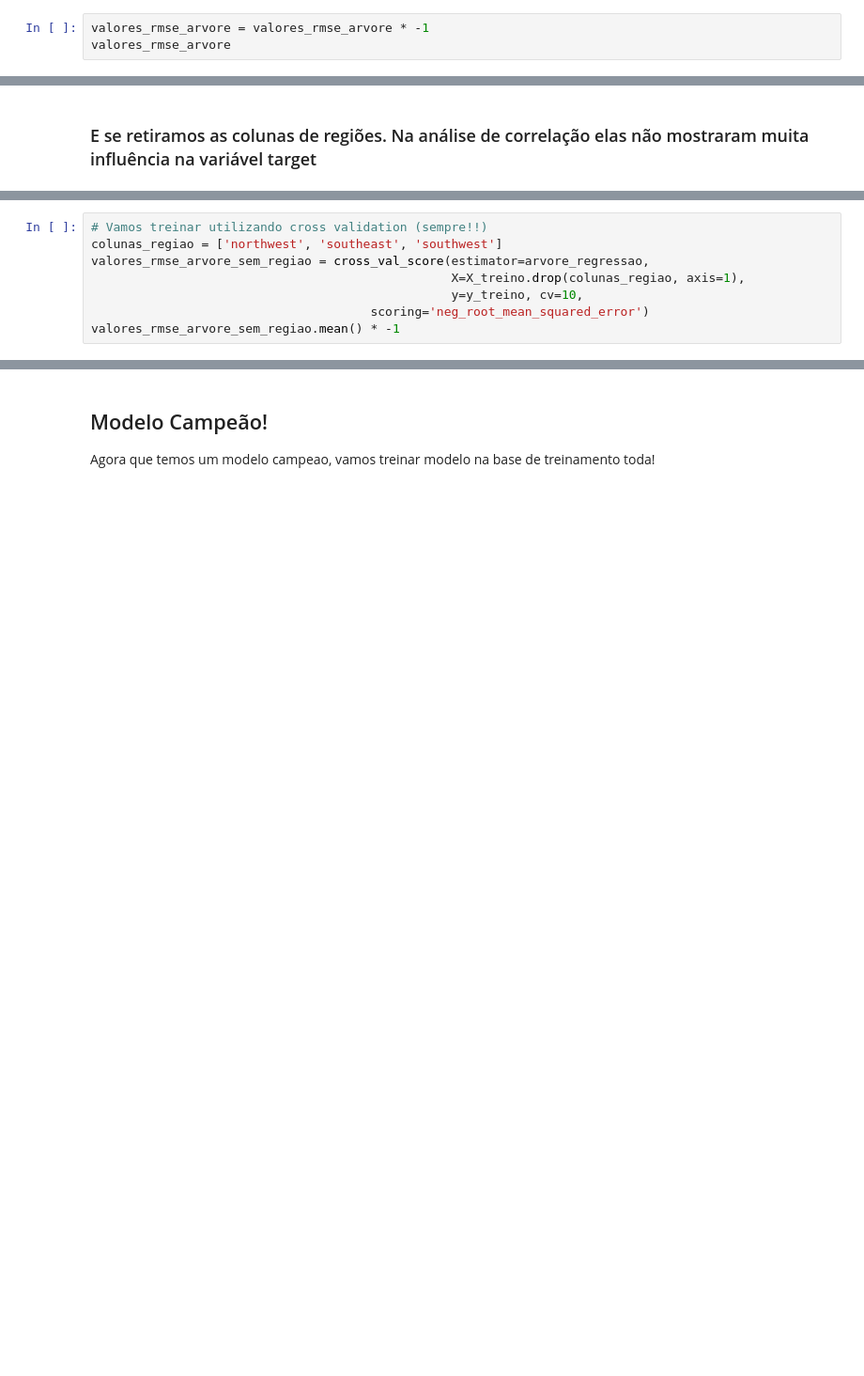
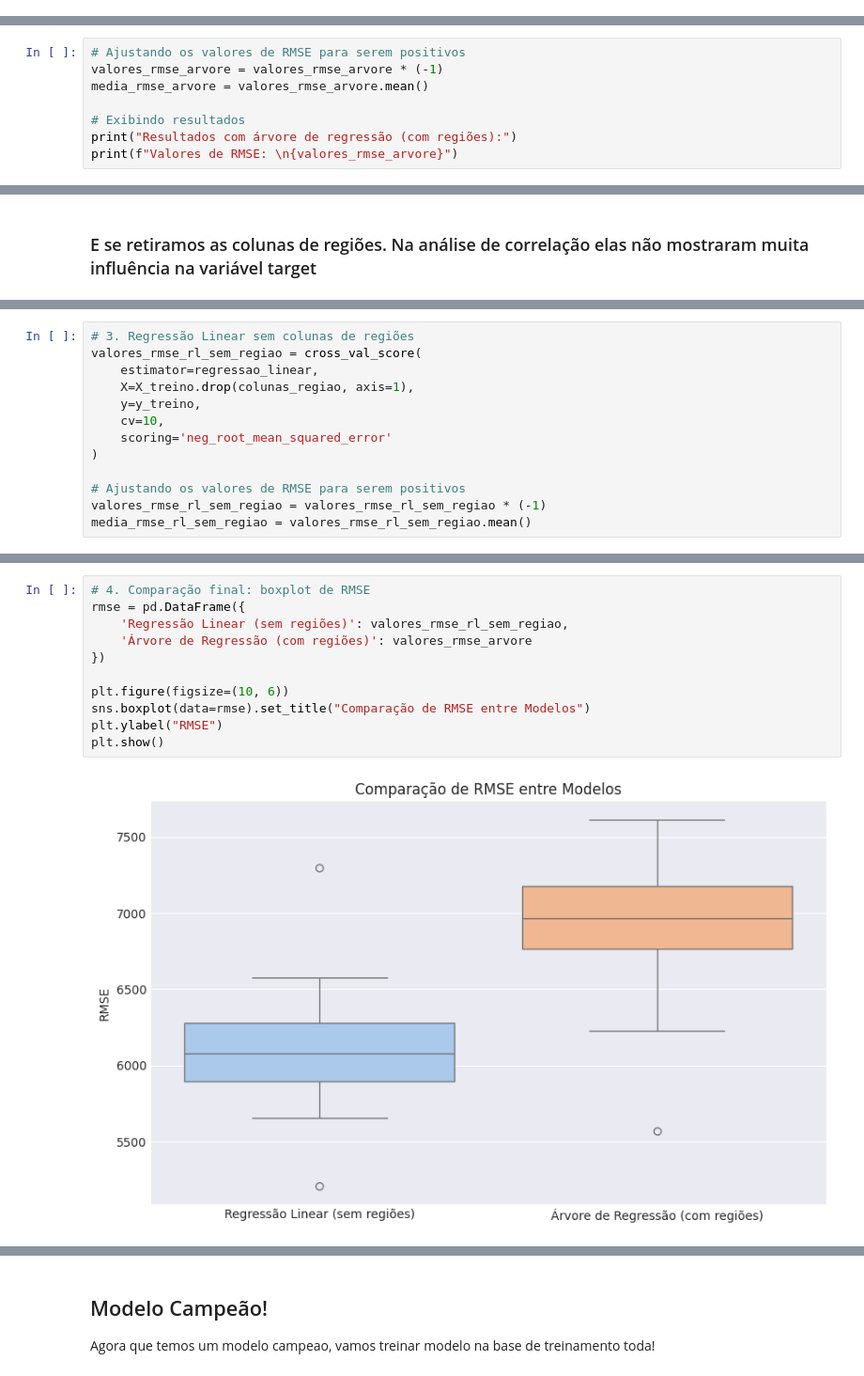
Before and after one commit to matheusvazdata/regressao-usando-scikit-learn, a Jupyter notebook: Projeto_24_11_2024_Regressao_usando_Scikit_Learn.ipynb, the cells around one changed output, grey strips where cells are left out. Shown at 94% size. Drawn from its saved outputs; the diff is of its cells as text; blank space fills up the shorter version.

```diff
--- a/Projeto_24_11_2024_Regressao_usando_Scikit_Learn.ipynb
+++ b/Projeto_24_11_2024_Regressao_usando_Scikit_Learn.ipynb
@@ -621,3 +681,0 @@ array([-6898.44209086, -7688.22059436, -6803.23243688, -6780.94711228,
-# %%
-valores_rmse_arvore = valores_rmse_arvore * -1
-valores_rmse_arvore
@@ -632,0 +682,8 @@ media_rmse_arvore
+# %%
+# Ajustando os valores de RMSE para serem positivos
+valores_rmse_arvore = valores_rmse_arvore * (-1)
+media_rmse_arvore = valores_rmse_arvore.mean()
+
+# Exibindo resultados
+print("Resultados com árvore de regressão (com regiões):")
+print(f"Valores de RMSE: \n{valores_rmse_arvore}")
@@ -654,8 +736,13 @@ valores_rmse_rl_sem_regiao = valores_rmse_rl_sem_regiao * -1
 # %%
-# Vamos treinar utilizando cross validation (sempre!!)
-colunas_regiao = ['northwest', 'southeast', 'southwest']
-valores_rmse_arvore_sem_regiao = cross_val_score(estimator=arvore_regressao,
-                                                 X=X_treino.drop(colunas_regiao, axis=1),
-                                                 y=y_treino, cv=10,
-                                      scoring='neg_root_mean_squared_error')
-valores_rmse_arvore_sem_regiao.mean() * -1
+# 3. Regressão Linear sem colunas de regiões
+valores_rmse_rl_sem_regiao = cross_val_score(
+    estimator=regressao_linear,
+    X=X_treino.drop(colunas_regiao, axis=1),
+    y=y_treino,
+    cv=10,
+    scoring='neg_root_mean_squared_error'
+)
+
+# Ajustando os valores de RMSE para serem positivos
+valores_rmse_rl_sem_regiao = valores_rmse_rl_sem_regiao * (-1)
+media_rmse_rl_sem_regiao = valores_rmse_rl_sem_regiao.mean()
@@ -667,0 +762,13 @@ sns.boxplot(data=rmse).set_title("Comparação de RMSE")
+# %%
+# 4. Comparação final: boxplot de RMSE
+rmse = pd.DataFrame({
+    'Regressão Linear (sem regiões)': valores_rmse_rl_sem_regiao,
+    'Árvore de Regressão (com regiões)': valores_rmse_arvore
+})
+
+plt.figure(figsize=(10, 6))
+sns.boxplot(data=rmse).set_title("Comparação de RMSE entre Modelos")
+plt.ylabel("RMSE")
+plt.show()
+# %% [output]
+[figure, added]
```
Also changed, not shown: parts of 87 cells of this notebook.
